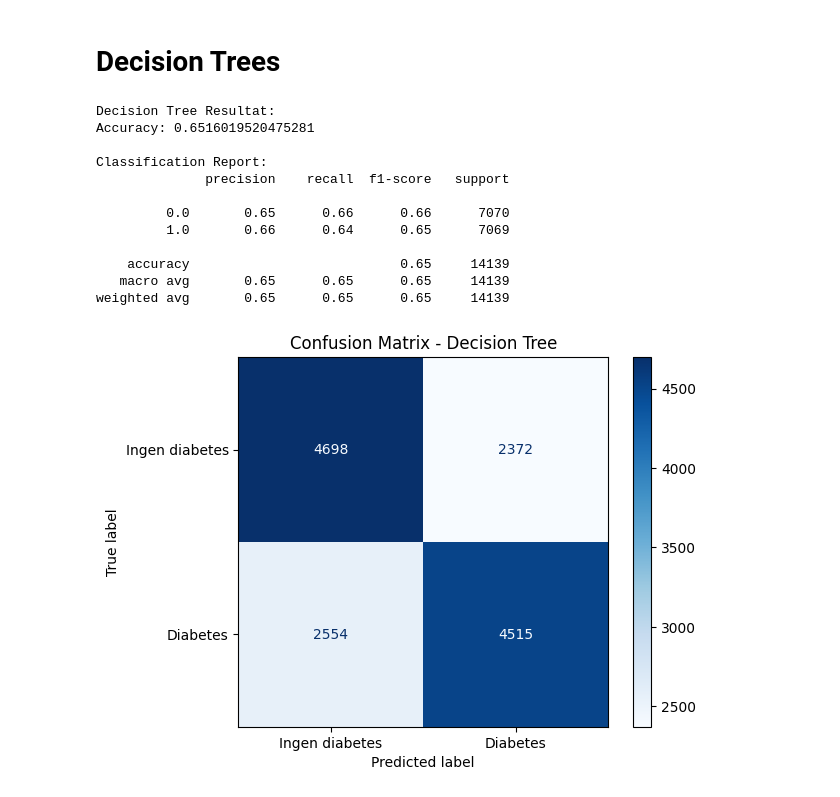
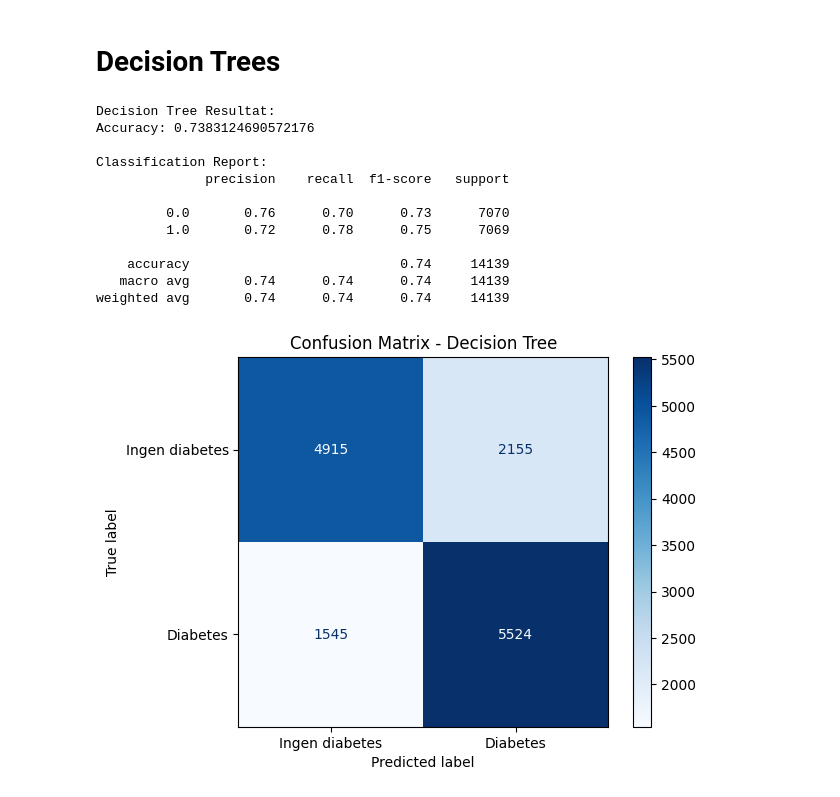
Before and after one commit to Zackkee/TAM400-Projekt, a Jupyter notebook: TAM400_Projekt_Zakaria_Leon.ipynb, the cells around one changed output. Saved outputs shown, nothing was run; the diff lists cells and outputs as text; code cells hidden in the pictures.

```diff
--- a/TAM400_Projekt_Zakaria_Leon.ipynb
+++ b/TAM400_Projekt_Zakaria_Leon.ipynb
@@ -124,3 +102,41 @@ Data is split (with stratification!) and scaled.
+# %%
+from sklearn.model_selection import train_test_split
+from sklearn.preprocessing import StandardScaler
+from sklearn.linear_model import LogisticRegression
+from sklearn.tree import DecisionTreeClassifier
+from sklearn.metrics import accuracy_score, classification_report, confusion_matrix
+
+# 1. Välj bara de fem features ni vill ha
+X = df[['GenHlth', 'HighBP', 'BMI', 'HighChol', 'Age']]
+y = df['Diabetes_binary']
+
+# 2. Train/test split med stratify
+X_train, X_test, y_train, y_test = train_test_split(
+    X, y, test_size=0.2, random_state=42, stratify=y
+)
+
+# 3. Scaling (behövs för Logistic Regression)
+scaler = StandardScaler()
+X_train_scaled = scaler.fit_transform(X_train)
+X_test_scaled = scaler.transform(X_test)
+
+## 4. Logistic Regression — använder SKALAD data
+#logreg = LogisticRegression(max_iter=1000)
+#logreg.fit(X_train_scaled, y_train)
+#y_pred_lr = logreg.predict(X_test_scaled)
+
+#print("=== Logistic Regression ===")
+#print("Accuracy:", accuracy_score(y_test, y_pred_lr))
+#print(classification_report(y_test, y_pred_lr))
+
+## 5. Decision Tree — använder OSKALAD data (läsbara splits)
+#tree = DecisionTreeClassifier(random_state=42)
+#tree.fit(X_train, y_train)
+#y_pred_dt = tree.predict(X_test)
+
+#print("=== Decision Tree ===")
+#print("Accuracy:", accuracy_score(y_test, y_pred_dt))
+#print(classification_report(y_test, y_pred_dt))
 # %% [markdown]
 # Logistic Regression
 # %%
@@ -177,37 +193,37 @@ plt.show()
 # %%
 from sklearn.tree import DecisionTreeClassifier
 from sklearn.metrics import accuracy_score, confusion_matrix, classification_report, ConfusionMatrixDisplay
 
 # Skapa och träna modellen
-dt_model = DecisionTreeClassifier(max_depth=5, random_state=42)
+dt_model = DecisionTreeClassifier(max_depth=7, random_state=42)
 dt_model.fit(X_train_scaled, y_train)
 
 # Gör förutsägelser
 y_pred_dt = dt_model.predict(X_test_scaled)
 
 # Skriv ut resultat
 print("Decision Tree Resultat:")
 print("Accuracy:", accuracy_score(y_test, y_pred_dt))
 print("\nClassification Report:")
 print(classification_report(y_test, y_pred_dt))
 
 # Confusion Matrix graf
 cm_dt = confusion_matrix(y_test, y_pred_dt)
 disp = ConfusionMatrixDisplay(confusion_matrix=cm_dt, display_labels=['Ingen diabetes', 'Diabetes'])
 disp.plot(cmap='Blues')
 plt.title('Confusion Matrix - Decision Tree')
 plt.show()
 # %% [output]
 Decision Tree Resultat:
-Accuracy: 0.6516019520475281
+Accuracy: 0.7383124690572176
 
 Classification Report:
               precision    recall  f1-score   support
 
-         0.0       0.65      0.66      0.66      7070
-         1.0       0.66      0.64      0.65      7069
+         0.0       0.76      0.70      0.73      7070
+         1.0       0.72      0.78      0.75      7069
 
-    accuracy                           0.65     14139
-   macro avg       0.65      0.65      0.65     14139
-weighted avg       0.65      0.65      0.65     14139
+    accuracy                           0.74     14139
+   macro avg       0.74      0.74      0.74     14139
+weighted avg       0.74      0.74      0.74     14139
-[figure, old version]
+[figure, new version]
```
Also changed, not shown: parts of 4 cells of this notebook.
